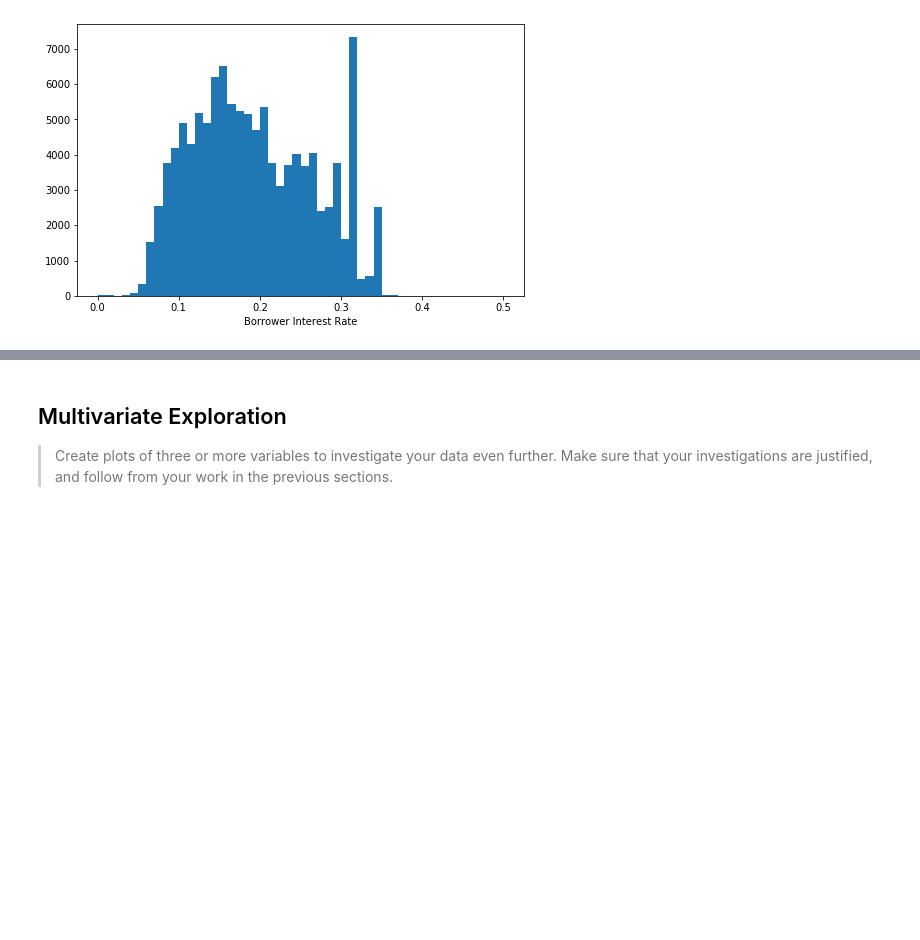
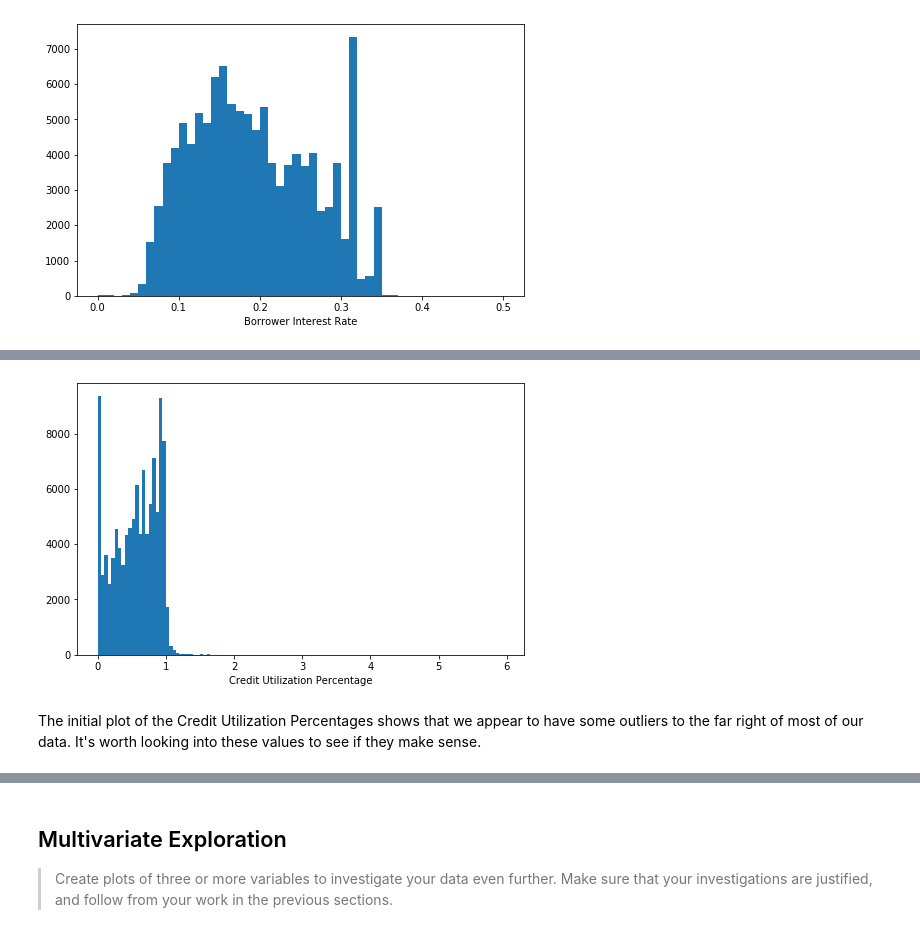
Before and after one commit to PhilipKarns/prosper_loan_data_visualization, a Jupyter notebook: prospect_loan_data_visualization.ipynb, the cells around one changed output, grey strips where cells are left out. Cells and saved outputs as stored; diff of their text form; code cells hidden in the pictures; blank space fills up the shorter version.

```diff
--- a/prospect_loan_data_visualization.ipynb
+++ b/prospect_loan_data_visualization.ipynb
@@ -106,0 +171,12 @@ you plan on investigating next.
+# %%
+# plotting Credit utilization on a standard scale
+binsize = .05
+bins = np.arange(0, loans['BankcardUtilization'].max()+binsize, binsize)
+
+plt.figure(figsize=[8, 5])
+plt.hist(data = loans, x = 'BankcardUtilization', bins = bins)
+plt.xlabel('Credit Utilization Percentage');
+# %% [output]
+[figure, added]
+# %% [markdown]
+The initial plot of the Credit Utilization Percentages shows that we appear to have some outliers to the far right of most of our data. It's worth looking into these values to see if they make sense.
```
Also changed, not shown: parts of 45 cells of this notebook.
